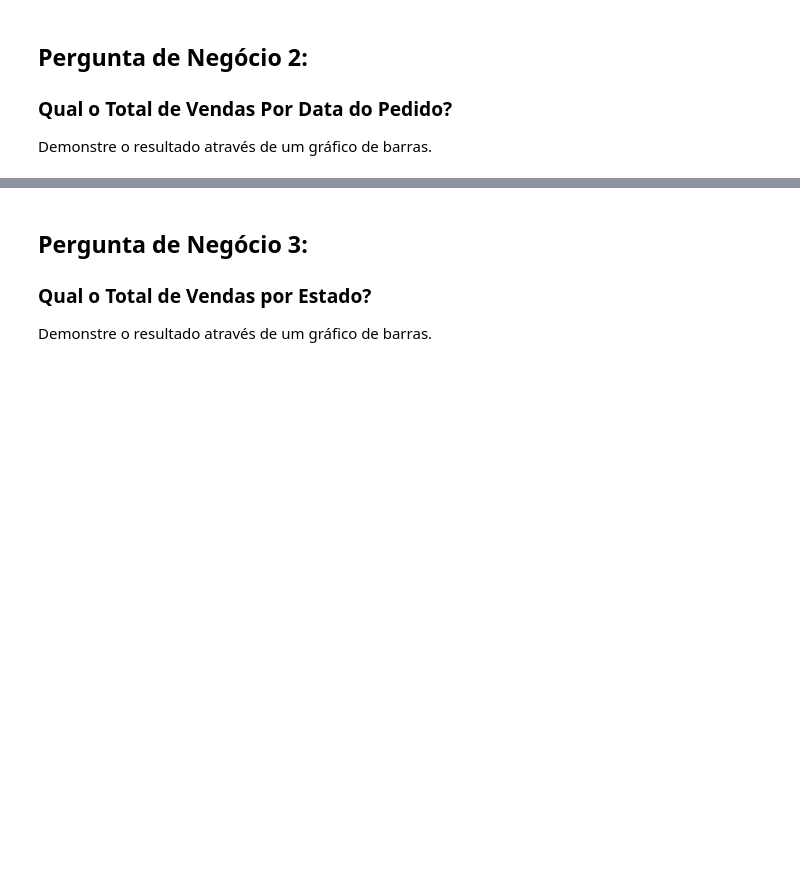
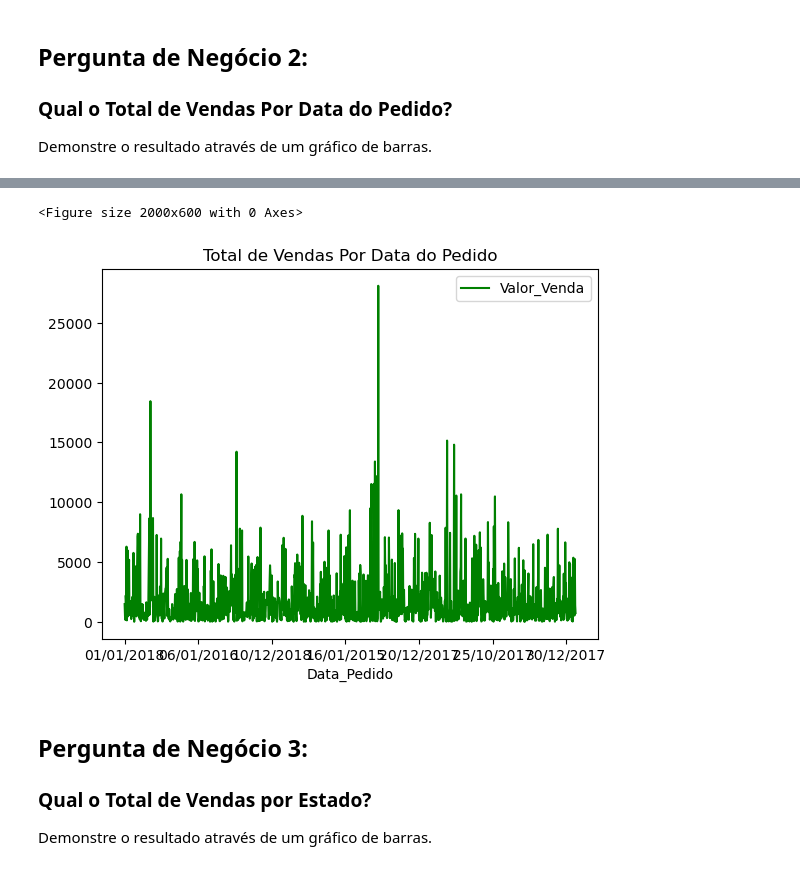
Before and after one commit to BrunoMatheus96/DSA-Analise_Exploratoria_De_Dados, a Jupyter notebook: Projeto2-Perguntas.ipynb, the cells around one changed output, grey strips where cells are left out. Cells and saved outputs as stored; diff of their text form; code cells hidden in the pictures; blank space fills up the shorter version.

```diff
--- a/Projeto2-Perguntas.ipynb
+++ b/Projeto2-Perguntas.ipynb
@@ -13,3 +13,7 @@ import seaborn as sns
 import datetime as dt
 # %% [markdown]
 ## Carregando os Dados
+# %%
+dados = pd.read_csv('dados/dataset.csv')
+
+dados.shape
@@ -25,3 +99,7 @@ import datetime as dt
 ### Qual o Total de Vendas Por Data do Pedido?
 
 Demonstre o resultado através de um gráfico de barras.
+# %%
+dados_p2 = dados.groupby('Data_Pedido')['Valor_Venda'].sum().reset_index()
+
+dados_p2.head()
@@ -28,3 +113,12 @@ Demonstre o resultado através de um gráfico de barras.
+# %%
+# Plot
+plt.figure(figsize = (20, 6)) # Define o tamanho da figura em polegadas. O primeiro valor (20) é a largura e o segundo valor (6) é a altura. Neste caso, a figura terá uma largura de 20 polegadas e uma altura de 6 polegadas.
+dados_p2.plot(x = 'Data_Pedido', y = 'Valor_Venda', color = 'green')
+plt.title('Total de Vendas Por Data do Pedido')
+plt.show()
+# %% [output]
+<Figure size 2000x600 with 0 Axes>
+[figure, added]
 # %% [markdown]
 ## Pergunta de Negócio 3:
 
```
Also changed, not shown: parts of 22 cells of this notebook.
